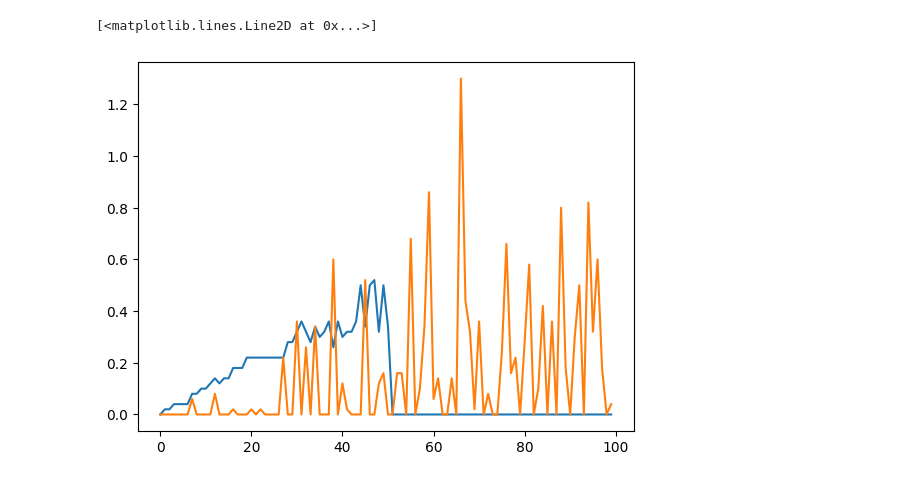
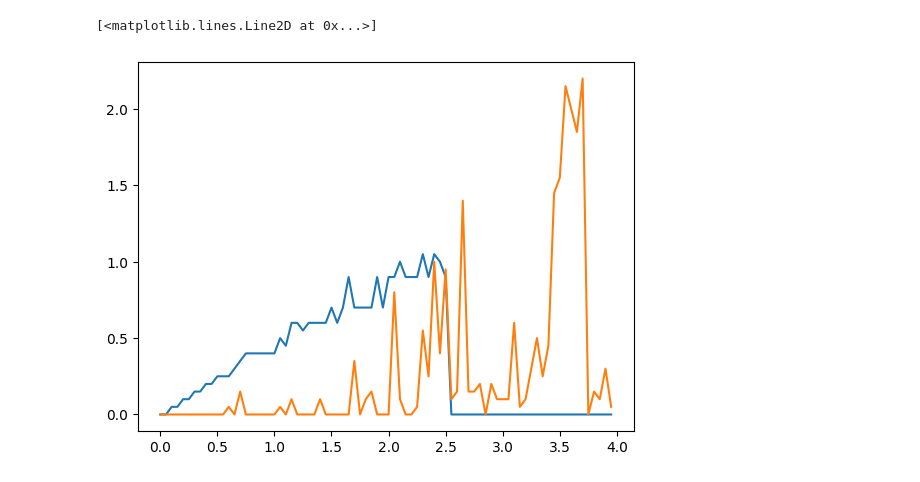
Before and after one commit to derrick-r-chan/RLexample, a Jupyter notebook: MFGTimeDep.ipynb, the cells around one changed output. Saved outputs shown, nothing was run; the diff lists cells and outputs as text; code cells hidden in the pictures.

```diff
--- a/MFGTimeDep.ipynb
+++ b/MFGTimeDep.ipynb
@@ -2,11 +2,11 @@
 import numpy as np
 import matplotlib.pyplot as plt
 # %%
-states = np.arange(0, 2.0, 0.02)
-actions = np.arange(0, 2.0, 0.02)
+states = np.arange(0, 4.0, 0.05)
+actions = np.arange(0, 4.0, 0.05)
 
 T = 2
-Q = np.zeros([T, round(2 / 0.02), round(2 / 0.02)])
+Q = np.zeros([T, round(4 / 0.05), round(4 / 0.05)])
 epsilon = 0.15
 om_q = 0.55
 om_mu = 0.85
@@ -20,6 +20,7 @@ for t in range(T):
     for i in range(len(actions)):
         mu[t, i] = mu[t, i] / len(actions)
 
+# idk about this factor (gamma in the pseudocode), a value was not mentioned in their description
 discount = 0.8
 
 # given white noise process with specific supports and probabilities
@@ -45,7 +46,7 @@ def W ():
 def env (state, action, mu):
     consump = states[state] - actions[action]
     wealth = actions[action] * W() * C / (pEWgamma * (1 + (C - 1) * np.pow(mu, 3)))
-    newState = round(50 * wealth)
+    newState = round(20 * wealth)
     utility = np.pow(consump, gamma) / gamma
     return { 'x': newState, 'u': utility }
 
@@ -76,7 +77,7 @@ def epsAction (Q_x, state):
 count_txa = np.zeros([T, len(states), len(actions)])
 
 
-num_episodes = 100000
+num_episodes = 200000
 
 # Learning loop
 for k in range(num_episodes):
@@ -124,36 +125,38 @@ for k in range(num_episodes):
             #end state
             td_target = reward
 
+        # target for mean field
         a_target = np.zeros(len(actions))
         a_target[a_idx] = 1
 
         # Update count for learning rate
         count_txa[t, x_idx, a_idx] += 1
 
         # Calculate learning rates
         rhos = rhosCalc(count_txa[t, x_idx, a_idx], k)
         rho_Q = rhos['q']
         rho_Mu = rhos['mu']
 
         # Q-learning update
         Q[t, x_idx, a_idx] = (1 - rho_Q) * Q[t, x_idx, a_idx] + rho_Q * td_target
 
         # Mean field distribution update
         mu[t, :] = mu[t, :] + rho_Mu * (a_target - mu[t, :])
 
         # Move to next state
         x_idx = next_x_idx
 
-
+# argmaxxing to find optimal policy for each state
+# and plotting to see trend
 optimal = [[], []]
-for x in range(100):
+for x in range(80):
     optimal[0].append(actions[np.argmax(Q[0, x, :])])
     optimal[1].append(actions[np.argmax(Q[1, x, :])])
 
 %matplotlib inline
 
-plt.plot(list(range(100)), optimal[0])
-plt.plot(list(range(100)), optimal[1])
+plt.plot(states, optimal[0])
+plt.plot(states, optimal[1])
 # %% [output]
 [<matplotlib.lines.Line2D at 0x...>]
-[figure, old version]
+[figure, new version]
```
